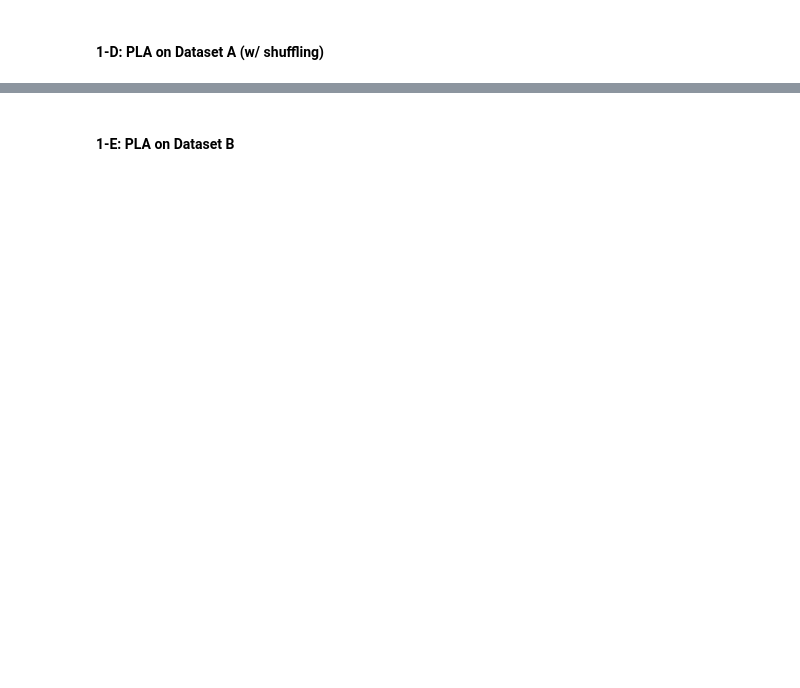
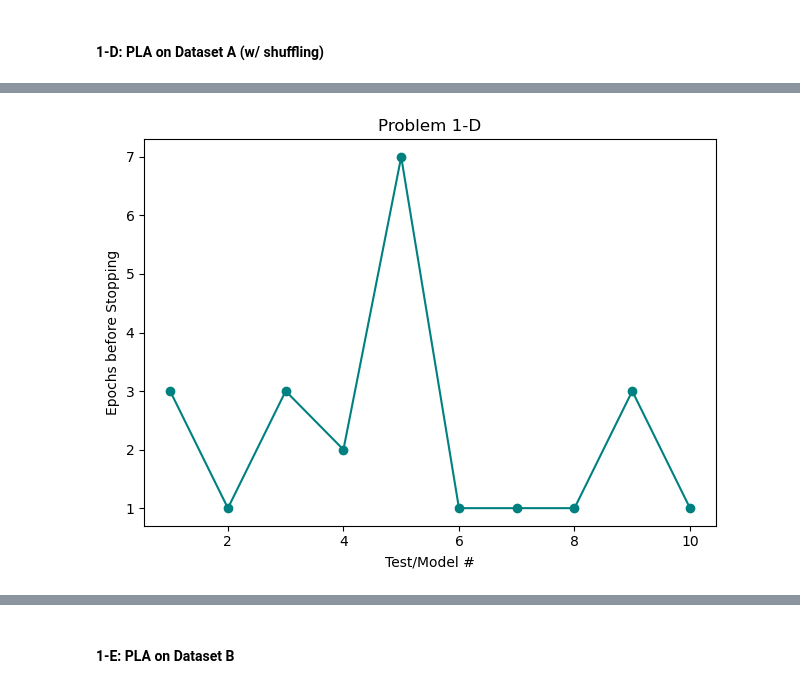
Before and after one commit to brynnwoolley/cee554-coursework, a Jupyter notebook: HW1/HW-1-Notebook.ipynb, the cells around one changed output, grey strips where cells are left out. Drawn from its saved outputs; the diff is of its cells as text; code cells hidden in the pictures; blank space fills up the shorter version.

```diff
--- a/HW1/HW-1-Notebook.ipynb
+++ b/HW1/HW-1-Notebook.ipynb
@@ -312,17 +166,2 @@ Non-Shuffled: # of Iterations before stopping: 20
 # %% [markdown]
 #### 1-D: PLA on Dataset A (w/ shuffling)
-# %%
-X = dfA[['C1','C2']].copy().to_numpy()
-y = dfA['Label'].copy().to_numpy()
-
-iter_count = []
-
-# find stopping iteration across 10 models
-for i in range(10):
-    # initialize perceptron
-    PR = Perceptron(shuffle=True, max_iter=1000)
-    PR.fit(X,y)
-
-    iter_count.append(PR.n_iter_)
-    i+=1
-iter_count
@@ -380,0 +168,21 @@ plt.show()
+# %%
+# initialize data
+X, y = X_A.copy(), y_A.copy()
+
+iter_counts = []
+n = 10
+
+for i in range(n):
+    weights, errors = myPerceptron(X, y, eta=1.0, shuffle=True)
+    iter_count = len(errors)
+    iter_counts.append(iter_count)
+
+# plotting
+plt.plot(range(1, n+1), iter_counts, marker='o', color='teal')
+plt.title('Problem 1-D')
+plt.xlabel('Test/Model #')
+plt.ylabel('Epochs before Stopping')
+plt.tight_layout()
+plt.show()
+# %% [output]
+[figure, added]
```
Also changed, not shown: parts of 15 cells of this notebook, 5 other files.
